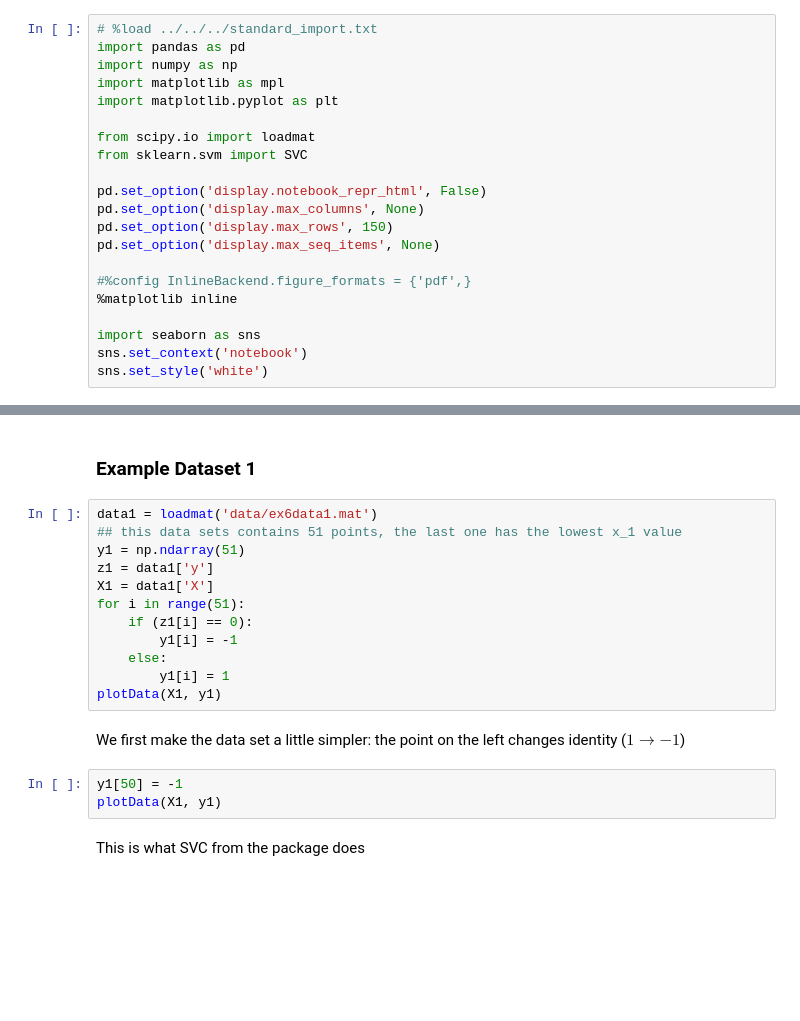
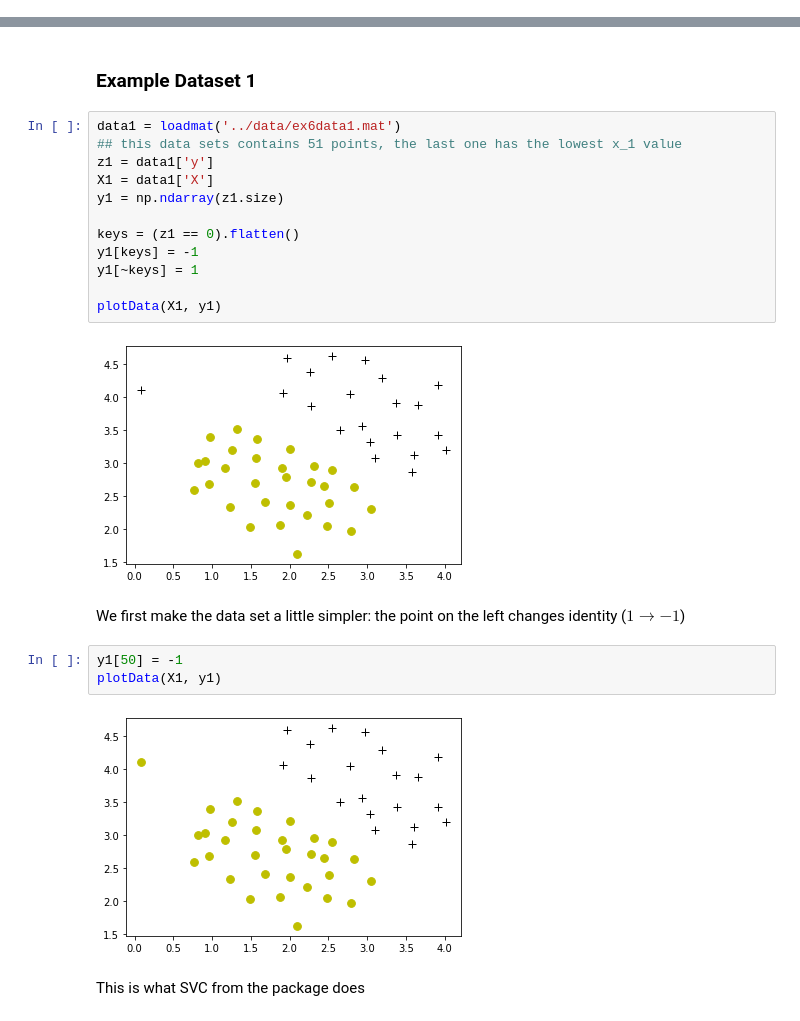
Before and after one commit to KevoSoftworks/machine_learning, a Jupyter notebook: support_vector_machines/assignment.ipynb, the cells around one changed output, grey strips where cells are left out. Drawn from its saved outputs; the diff is of its cells as text; blank space fills up the shorter version.

```diff
--- a/support_vector_machines/assignment.ipynb
+++ b/support_vector_machines/assignment.ipynb
@@ -138,24 +155,3 @@ This should converge to fitness = 0 best genome = [ 1, 1, -2 ]
         Later on you will use the package **sklearn** on more difficult data sets (to write a code that does what **sklearn** can do will take many ECs....
     </li>
 </ul>
-# %%
-# %load ../../../standard_import.txt
-import pandas as pd
-import numpy as np
-import matplotlib as mpl
-import matplotlib.pyplot as plt
-
-from scipy.io import loadmat
-from sklearn.svm import SVC
-
-pd.set_option('display.notebook_repr_html', False)
-pd.set_option('display.max_columns', None)
-pd.set_option('display.max_rows', 150)
-pd.set_option('display.max_seq_items', None)
-
-#%config InlineBackend.figure_formats = {'pdf',}
-%matplotlib inline
-
-import seaborn as sns
-sns.set_context('notebook')
-sns.set_style('white')
@@ -187,22 +186,26 @@ def plot_svc(svc, X, y, h=0.02, pad=0.25):
 # %% [markdown]
 ### Example Dataset 1
 # %%
-data1 = loadmat('data/ex6data1.mat')
+data1 = loadmat('../data/ex6data1.mat')
 ## this data sets contains 51 points, the last one has the lowest x_1 value
-y1 = np.ndarray(51)
 z1 = data1['y']
 X1 = data1['X']
-for i in range(51):
-    if (z1[i] == 0):
-        y1[i] = -1
-    else:
-        y1[i] = 1
+y1 = np.ndarray(z1.size)
+
+keys = (z1 == 0).flatten()
+y1[keys] = -1
+y1[~keys] = 1
+
 plotData(X1, y1)
+# %% [output]
+[figure, added]
 # %% [markdown]
 We first make the data set a little simpler: the point on the left changes identity ($1 \to -1$)
 # %%
 y1[50] = -1
 plotData(X1, y1)
+# %% [output]
+[figure, added]
 # %% [markdown]
 This is what SVC from the package does
 # %%
```
Also changed, not shown: parts of 8 cells of this notebook.
